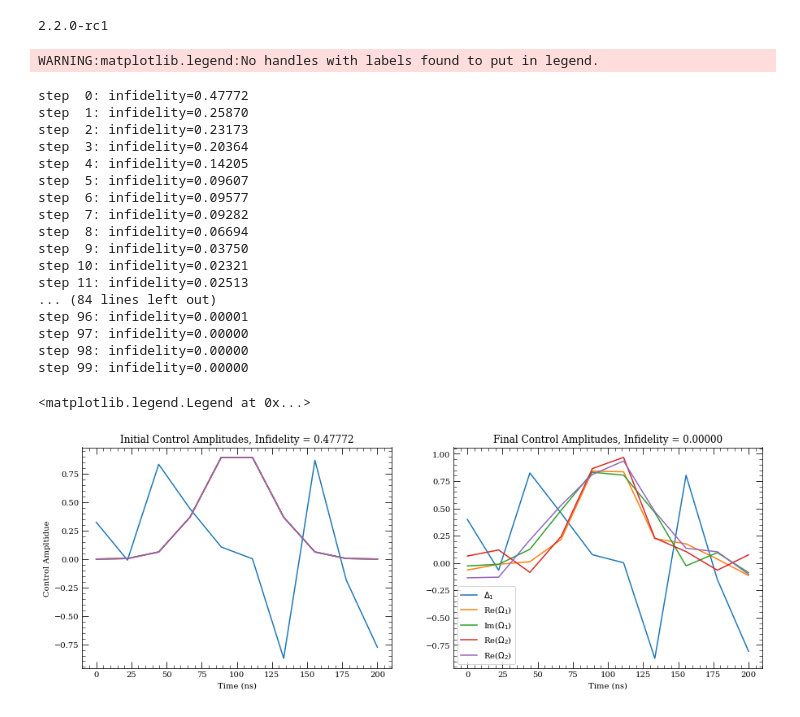
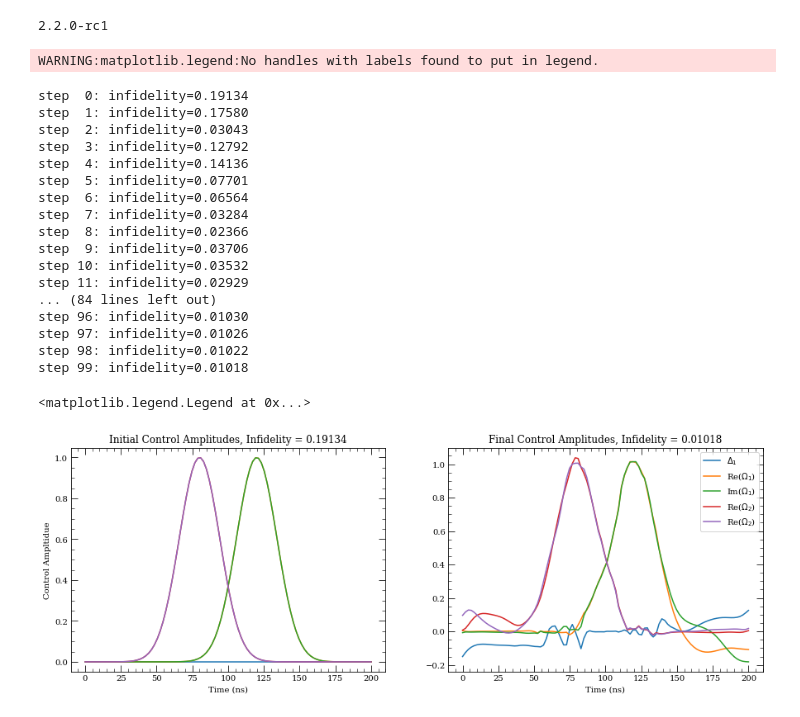
Before and after one commit to IQC-Numerical-Control-Engineering/Test, a Jupyter notebook: TF_GRAPE 3 Level.ipynb, the cells around one changed output. Cells and saved outputs as stored; diff of their text form; code cells hidden in the pictures.

```diff
--- a/TF_GRAPE 3 Level.ipynb
+++ b/TF_GRAPE 3 Level.ipynb
@@ -85,14 +85,14 @@ Gamma_rTot = Gamma_ri + Gamma_rrp + Gamma_rgp #Total decay from Rydberg
 ###Set system parameters:
 Rabi_1 = 2*np.pi * 174 * MHz #Blue Rabi freq.
 Rabi_2 = 2*np.pi * 115 * MHz #Red Rabi freq.
-Delta_1 = 2*np.pi * 1000 * MHz #Detuning for 3 lvl system at the i state
+Delta_1 = 2*np.pi * 750 * MHz #Detuning for 3 lvl system at the i state
 
 del_total = 2*np.pi * 0 * MHz #2 photon detuning
 
 ##Set time grid:
 t_0 = 0 #Initial time
 t_f = 200 * ns #Final time
-nt = 10 #number of time points
+nt = 100 #number of time points
 delta_t = (t_f - t_0)/nt #time difference between steps
 tlist = np.linspace(0, t_f, nt)
 # %%
@@ -196,12 +196,12 @@ class Propagator:
         Hamiltonian = tf.stack(Hamiltonian)
         #First element in the Hamiltonian list is not multiplied by a
         #control amplitude
-        exponents = (
+        exponents = - 1j * self.delta_t * (
             Hamiltonian[0] + tf.linalg.tensordot(
                 tf.cast(regularized_amplitudes, dtype=tf.complex128),
-                - 1j * Hamiltonian[1:], 1
+                Hamiltonian[1:], 1
                 )
-        ) * self.delta_t
+        )
         return tf.linalg.expm(exponents)
 
     """
@@ -254,13 +254,23 @@ psi_t = r
 propagator.psi_0.assign(psi_0)
 propagator.psi_t.assign(psi_t)
 
-#Set initial control amplitude guesses
-ctrl_amplitudes_initial = np.random.uniform(-1, 1, [nt, 5])
-sigma = t_f/6
-tau = t_f
-ctrl_amplitudes_initial[:,1:5] = np.tile(
-    np.exp(-(tlist - tau/2)**2/sigma**2),
-    (4,1)
+#Set initial control amplitude guess seeding:
+#Setting initial detuning ctl amplitude
+ctrl_amplitudes_initial = np.zeros([nt, 5])
+# ctrl_amplitudes_initial = np.ones([nt, 5])
+# ctrl_amplitudes_initial = np.random.uniform(-1, 1, [nt, 5])
+
+#Set Rabi frequency initial guesses as Gaussian
+sigma = t_f/10
+tau = sigma * 2
+ctrl_amplitudes_initial[:,1:3] = np.tile(
+    np.exp(-(tlist - tau/2 - t_f/2)**2/sigma**2),
+    (2,1)
+).T
+
+ctrl_amplitudes_initial[:,3:5] = np.tile(
+    np.exp(-(tlist + tau/2 - t_f/2)**2/sigma**2),
+    (2,1)
 ).T
 
 propagator.ctrl_amplitudes.assign(ctrl_amplitudes_initial)
@@ -285,47 +295,47 @@ optimizer = tf.keras.optimizers.Adam(0.01)
 
 def optimization_step():
     with tf.GradientTape() as tape:
         infidelity = propagator.infidelity()
     gradients = tape.gradient(infidelity, [propagator.ctrl_amplitudes])
     optimizer.apply_gradients(zip(gradients, [propagator.ctrl_amplitudes]))
     return infidelity
 
 steps = range(100)
 for step in steps:
     current_infidelity = optimization_step()
     print('step %2d: infidelity=%2.5f' %
           (step, current_infidelity))
 
 ctrl_amplitudes_final = propagator.ctrl_amplitudes.numpy()
 
 #Plot final results of control amplitudes
 labels = ['$\Delta_1$', 'Re($\Omega_1$)', 'Im($\Omega_1$)', 'Re($\Omega_2$)', 'Re($\Omega_2$)']
 
 ind = 0
 for amplitdue in tf.transpose(ctrl_amplitudes_final):
     ax2.plot(tlist/ns, amplitdue, label = labels[ind])
     ind += 1
 ax2.set_title('Final Control Amplitudes, Infidelity = %2.5f' %(current_infidelity))
 ax2.set_xlabel('Time (ns)')
 plt.legend()
 # %% [output]
 WARNING:matplotlib.legend:No handles with labels found to put in legend.
-step  0: infidelity=0.47772
-step  1: infidelity=0.25870
-step  2: infidelity=0.23173
-step  3: infidelity=0.20364
-step  4: infidelity=0.14205
-step  5: infidelity=0.09607
-step  6: infidelity=0.09577
-step  7: infidelity=0.09282
-step  8: infidelity=0.06694
-step  9: infidelity=0.03750
-step 10: infidelity=0.02321
-step 11: infidelity=0.02513
+step  0: infidelity=0.19134
+step  1: infidelity=0.17580
+step  2: infidelity=0.03043
+step  3: infidelity=0.12792
+step  4: infidelity=0.14136
+step  5: infidelity=0.07701
+step  6: infidelity=0.06564
+step  7: infidelity=0.03284
+step  8: infidelity=0.02366
+step  9: infidelity=0.03706
+step 10: infidelity=0.03532
+step 11: infidelity=0.02929
 ... (84 lines left out)
-step 96: infidelity=0.00001
-step 97: infidelity=0.00000
-step 98: infidelity=0.00000
-step 99: infidelity=0.00000
+step 96: infidelity=0.01030
+step 97: infidelity=0.01026
+step 98: infidelity=0.01022
+step 99: infidelity=0.01018
 <matplotlib.legend.Legend at 0x...>
-[figure, old version]
+[figure, new version]
```
